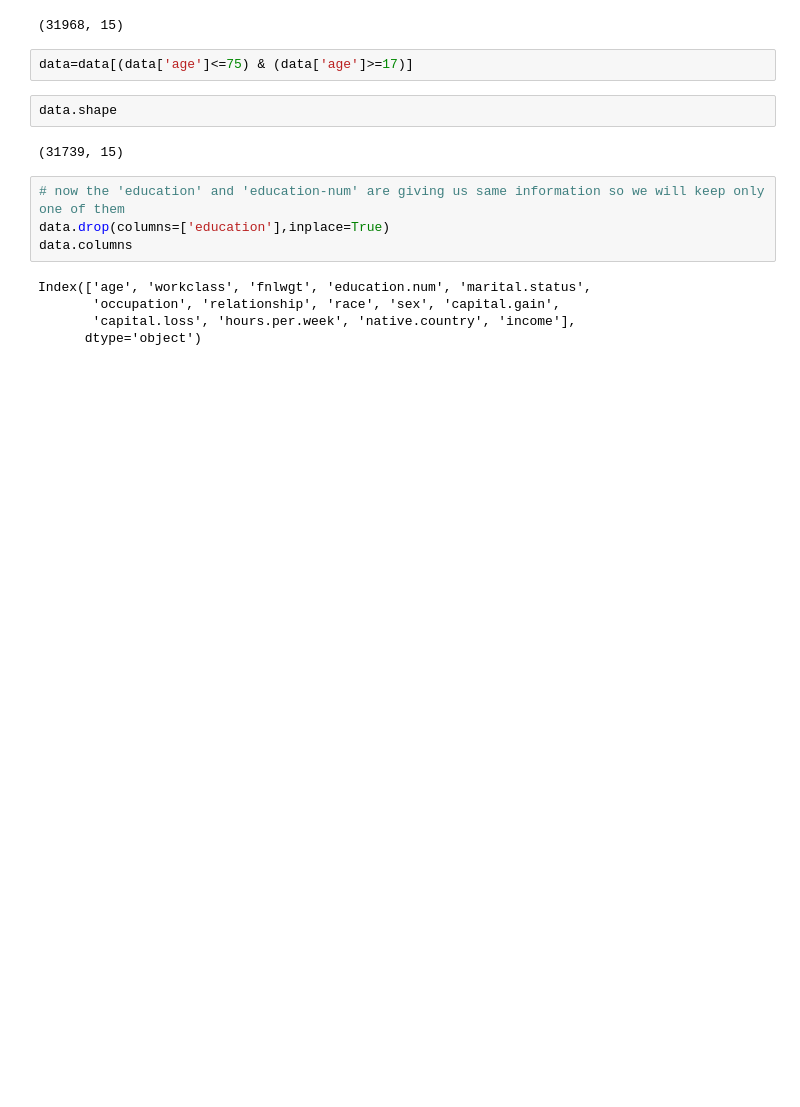
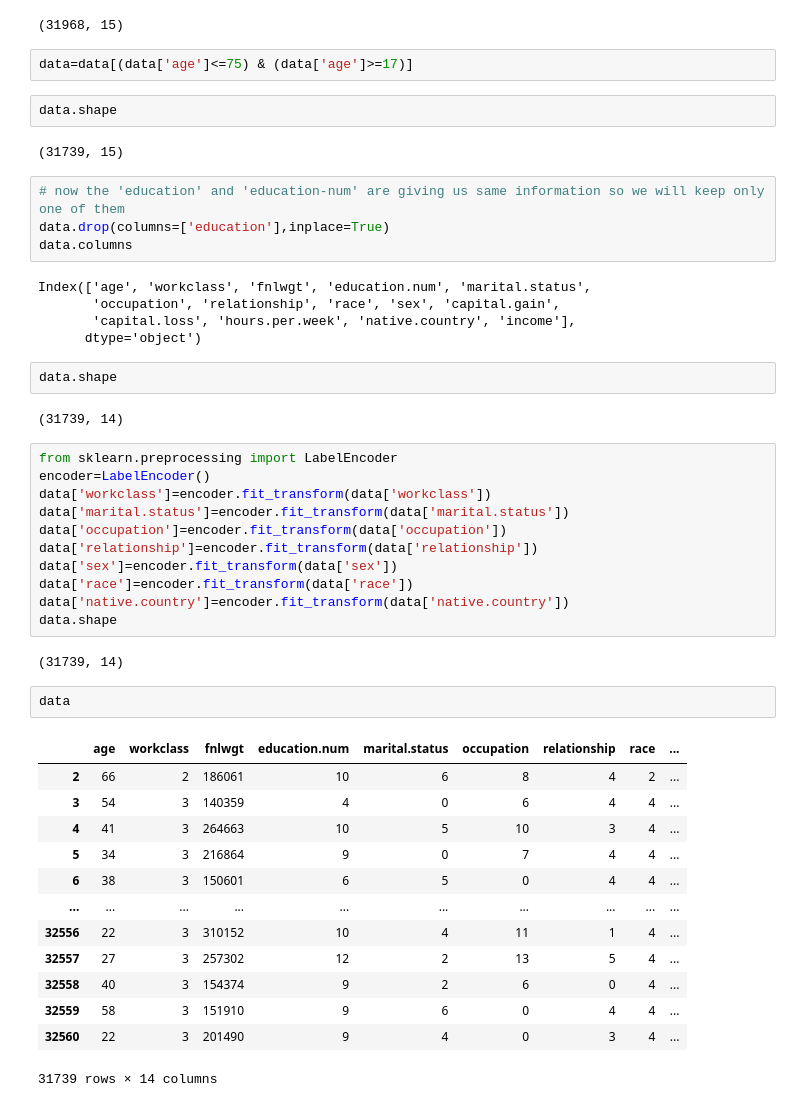
Before and after one commit to asiiyaah/Income-Prediction, a Jupyter notebook: notebooks/inc-pred.ipynb, the cells around one changed output. Saved outputs shown, nothing was run; the diff lists cells and outputs as text; blank space fills up the shorter version.

Commit message:
Converted categorical columns to numeric using LabelEncoder

```diff
--- a/notebooks/inc-pred.ipynb
+++ b/notebooks/inc-pred.ipynb
@@ -252,3 +252,36 @@ Index(['age', 'workclass', 'fnlwgt', 'education.num', 'marital.status',
        'occupation', 'relationship', 'race', 'sex', 'capital.gain',
        'capital.loss', 'hours.per.week', 'native.country', 'income'],
       dtype='object')
+# %%
+data.shape
+# %% [output]
+(31739, 14)
+# %%
+from sklearn.preprocessing import LabelEncoder
+encoder=LabelEncoder()
+data['workclass']=encoder.fit_transform(data['workclass'])
+data['marital.status']=encoder.fit_transform(data['marital.status'])
+data['occupation']=encoder.fit_transform(data['occupation'])
+data['relationship']=encoder.fit_transform(data['relationship'])
+data['sex']=encoder.fit_transform(data['sex'])
+data['race']=encoder.fit_transform(data['race'])
+data['native.country']=encoder.fit_transform(data['native.country'])
+data.shape
+# %% [output]
+(31739, 14)
+# %%
+data
+# %% [output]
+|  | age | workclass | fnlwgt | education.num | marital.status | occupation | relationship | race | ... |
+| 2 | 66 | 2 | 186061 | 10 | 6 | 8 | 4 | 2 | ... |
+| 3 | 54 | 3 | 140359 | 4 | 0 | 6 | 4 | 4 | ... |
+| 4 | 41 | 3 | 264663 | 10 | 5 | 10 | 3 | 4 | ... |
+| 5 | 34 | 3 | 216864 | 9 | 0 | 7 | 4 | 4 | ... |
+| 6 | 38 | 3 | 150601 | 6 | 5 | 0 | 4 | 4 | ... |
+| ... | ... | ... | ... | ... | ... | ... | ... | ... | ... |
+| 32556 | 22 | 3 | 310152 | 10 | 4 | 11 | 1 | 4 | ... |
+| 32557 | 27 | 3 | 257302 | 12 | 2 | 13 | 5 | 4 | ... |
+| 32558 | 40 | 3 | 154374 | 9 | 2 | 6 | 0 | 4 | ... |
+| 32559 | 58 | 3 | 151910 | 9 | 6 | 0 | 4 | 4 | ... |
+| 32560 | 22 | 3 | 201490 | 9 | 4 | 0 | 3 | 4 | ... |
+31739 rows × 14 columns
```
